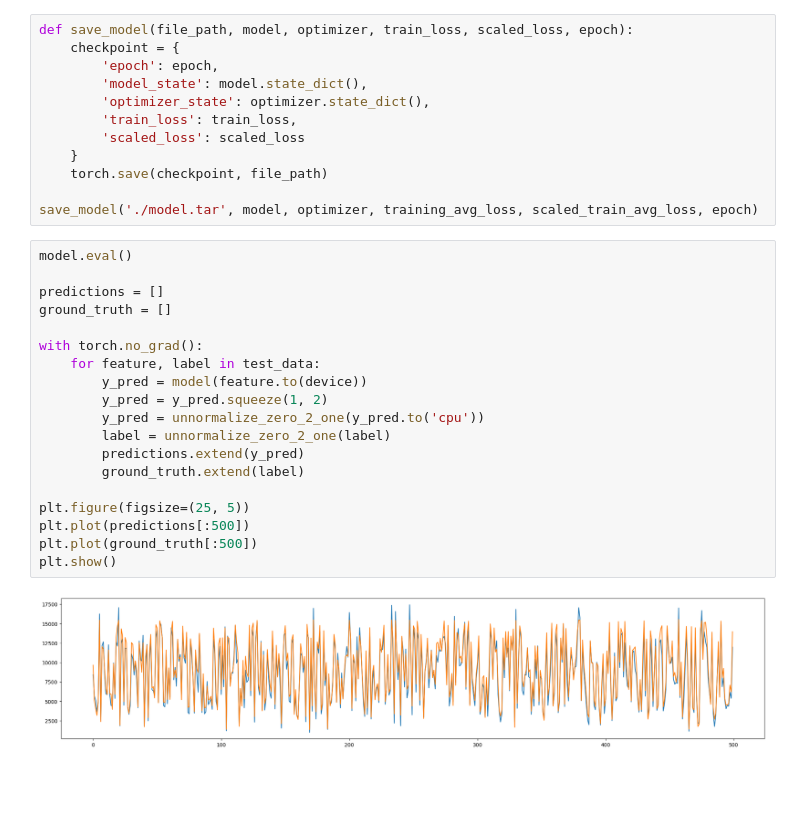
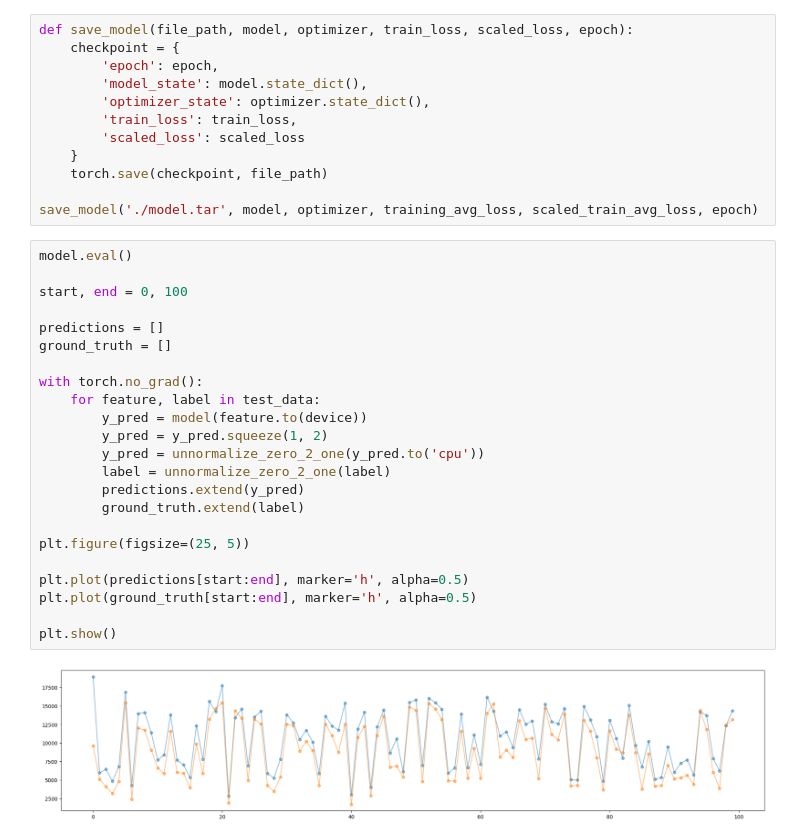
Before and after one commit to jasonchu-dev/Proteomics_RT_Prediction, a Jupyter notebook: Untitled.ipynb, the cells around one changed output. Drawn from its saved outputs; the diff is of its cells as text; blank space fills up the shorter version.

```diff
--- a/Untitled.ipynb
+++ b/Untitled.ipynb
@@ -364,25 +309,29 @@ def save_model(file_path, model, optimizer, train_loss, scaled_loss, epoch):
 save_model('./model.tar', model, optimizer, training_avg_loss, scaled_train_avg_loss, epoch)
 # %%
 model.eval()
+
+start, end = 0, 100
 
 predictions = []
 ground_truth = []
 
 with torch.no_grad():
     for feature, label in test_data:
         y_pred = model(feature.to(device))
         y_pred = y_pred.squeeze(1, 2)
         y_pred = unnormalize_zero_2_one(y_pred.to('cpu'))
         label = unnormalize_zero_2_one(label)
         predictions.extend(y_pred)
         ground_truth.extend(label)
 
 plt.figure(figsize=(25, 5))
-plt.plot(predictions[:500])
-plt.plot(ground_truth[:500])
+
+plt.plot(predictions[start:end], marker='h', alpha=0.5)
+plt.plot(ground_truth[start:end], marker='h', alpha=0.5)
+
 plt.show()
 # %% [output]
-[figure, old version]
+[figure, new version]
 # %%
 for i, j in zip(predictions, ground_truth):
     print(i, j)
```
Also changed, not shown: parts of 2 cells of this notebook, 1 other file.
